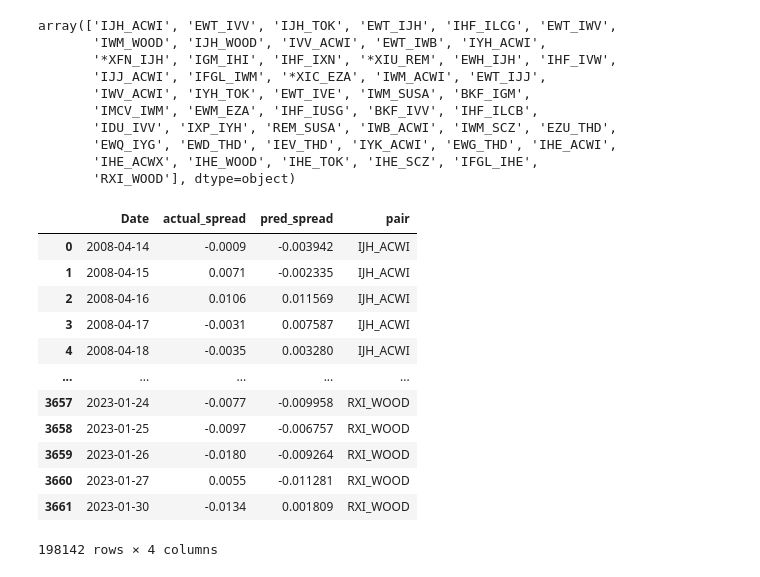
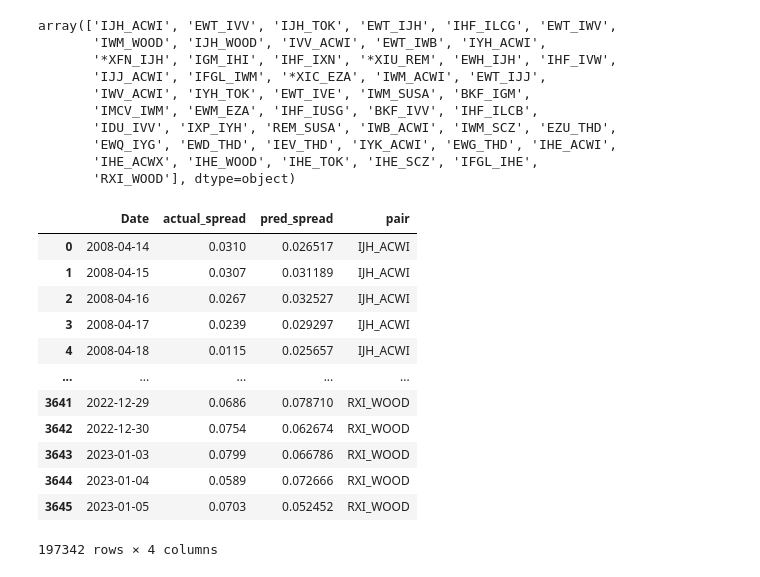
Before and after one commit to DerrickXZY/IAQF_Competition, a Jupyter notebook: lstm/lstm_agg.ipynb, the cells around one changed output. Saved outputs shown, nothing was run; the diff lists cells and outputs as text; code cells hidden in the pictures.

```diff
--- a/lstm/lstm_agg.ipynb
+++ b/lstm/lstm_agg.ipynb
@@ -11,7 +11,7 @@ from tensorflow.keras import layers
 import os
 plt.style.use("seaborn")
 # %%
-data = pd.read_csv("Final TrainingSet.csv")
+data = pd.read_csv("/Users/jinghan/Documents/UCB/Winter/IAQF_Competition/data/TrainingSet.csv")
 data.index = data['Date']
 data.index = pd.to_datetime(data.index)
 
@@ -34,20 +34,20 @@ for i,pair in enumerate(data['Ticker_Pair'].unique()):
     df['pair'] = pair
     df_all = pd.concat([df_all, df], axis=0)
 # %%
-df_all.columns = [['Date','actual_spread','pred_spread','pair']]
+df_all.columns = ['Date','actual_spread','pred_spread','pair']
 df_all
 # %% [output]
 |  | Date | actual_spread | pred_spread | pair |
-| 0 | 2008-04-14 | -0.0009 | -0.003942 | IJH_ACWI |
-| 1 | 2008-04-15 | 0.0071 | -0.002335 | IJH_ACWI |
-| 2 | 2008-04-16 | 0.0106 | 0.011569 | IJH_ACWI |
-| 3 | 2008-04-17 | -0.0031 | 0.007587 | IJH_ACWI |
-| 4 | 2008-04-18 | -0.0035 | 0.003280 | IJH_ACWI |
+| 0 | 2008-04-14 | 0.0310 | 0.026517 | IJH_ACWI |
+| 1 | 2008-04-15 | 0.0307 | 0.031189 | IJH_ACWI |
+| 2 | 2008-04-16 | 0.0267 | 0.032527 | IJH_ACWI |
+| 3 | 2008-04-17 | 0.0239 | 0.029297 | IJH_ACWI |
+| 4 | 2008-04-18 | 0.0115 | 0.025657 | IJH_ACWI |
 | ... | ... | ... | ... | ... |
-| 3657 | 2023-01-24 | -0.0077 | -0.009958 | RXI_WOOD |
-| 3658 | 2023-01-25 | -0.0097 | -0.006757 | RXI_WOOD |
-| 3659 | 2023-01-26 | -0.0180 | -0.009264 | RXI_WOOD |
-| 3660 | 2023-01-27 | 0.0055 | -0.011281 | RXI_WOOD |
-| 3661 | 2023-01-30 | -0.0134 | 0.001809 | RXI_WOOD |
+| 3641 | 2022-12-29 | 0.0686 | 0.078710 | RXI_WOOD |
+| 3642 | 2022-12-30 | 0.0754 | 0.062674 | RXI_WOOD |
+| 3643 | 2023-01-03 | 0.0799 | 0.066786 | RXI_WOOD |
+| 3644 | 2023-01-04 | 0.0589 | 0.072666 | RXI_WOOD |
+| 3645 | 2023-01-05 | 0.0703 | 0.052452 | RXI_WOOD |
-198142 rows × 4 columns
+197342 rows × 4 columns
 # %%
```
Also changed, not shown: parts of 1 cell of this notebook, 4 other files.
